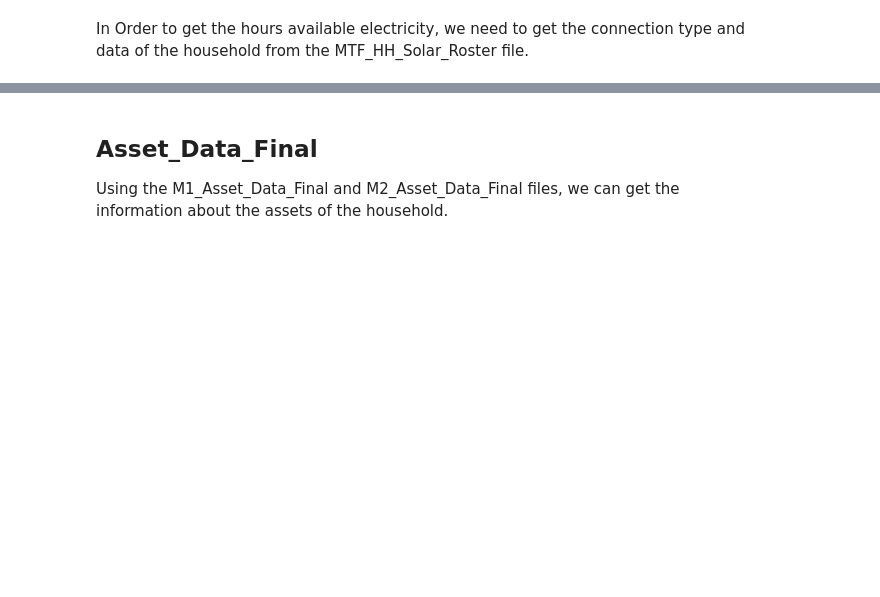
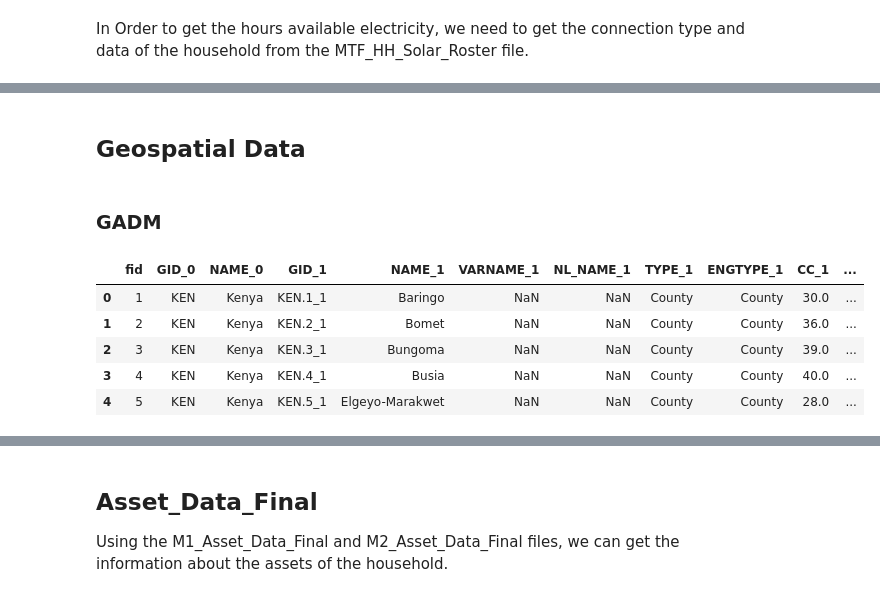
Before and after one commit to SESAM-Polimi/offgrid-demand-estimation, a Jupyter notebook: datasets/Kenya.ipynb, the cells around one changed output, grey strips where cells are left out. Drawn from its saved outputs; the diff is of its cells as text; code cells hidden in the pictures; blank space fills up the shorter version.

Commit message:
extract appliances data and starting geo data

```diff
--- a/datasets/Kenya.ipynb
+++ b/datasets/Kenya.ipynb
@@ -329,0 +398,16 @@ MTF_HH_Core_Survey.to_dataframe().head()
+# %% [markdown]
+## Geospatial Data
+# %% [markdown]
+### GADM
+# %%
+gadm_level_1_df = pd.read_excel("../playground/data/ESMAP/kenya/GADM_level_1.xlsx")
+gadm_level_2_df = pd.read_excel("../playground/data/ESMAP/kenya/GADM_level_2.xlsx")
+gadm_level_3_df = pd.read_csv("../playground/data/ESMAP/kenya/GADM_level_3.csv")
+gadm_level_1_df.head()
+# %% [output]
+|  | fid | GID_0 | NAME_0 | GID_1 | NAME_1 | VARNAME_1 | NL_NAME_1 | TYPE_1 | ENGTYPE_1 | CC_1 | ... |
+| 0 | 1 | KEN | Kenya | KEN.1_1 | Baringo | NaN | NaN | County | County | 30.0 | ... |
+| 1 | 2 | KEN | Kenya | KEN.2_1 | Bomet | NaN | NaN | County | County | 36.0 | ... |
+| 2 | 3 | KEN | Kenya | KEN.3_1 | Bungoma | NaN | NaN | County | County | 39.0 | ... |
+| 3 | 4 | KEN | Kenya | KEN.4_1 | Busia | NaN | NaN | County | County | 40.0 | ... |
+| 4 | 5 | KEN | Kenya | KEN.5_1 | Elgeyo-Marakwet | NaN | NaN | County | County | 28.0 | ... |
```
Also changed, not shown: parts of 14 cells of this notebook, 7 other files.
